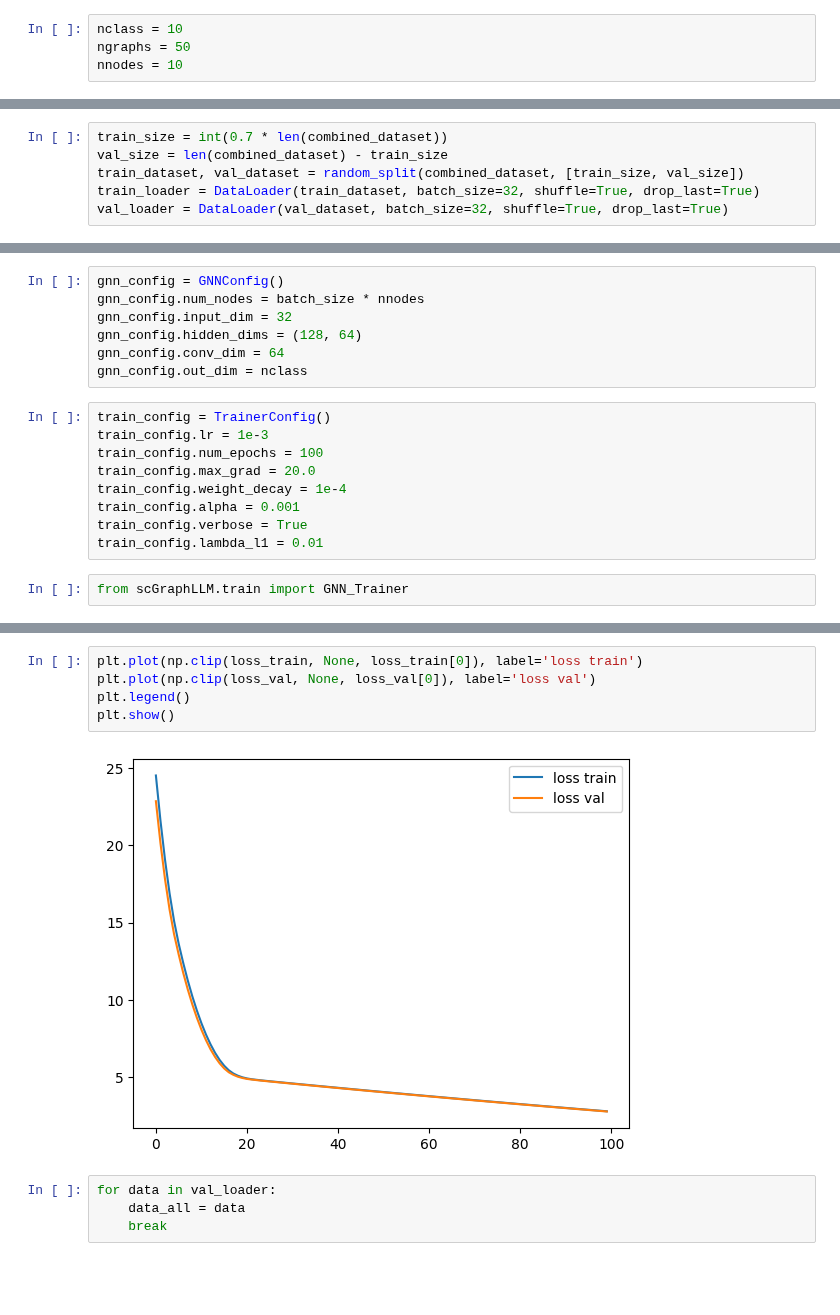
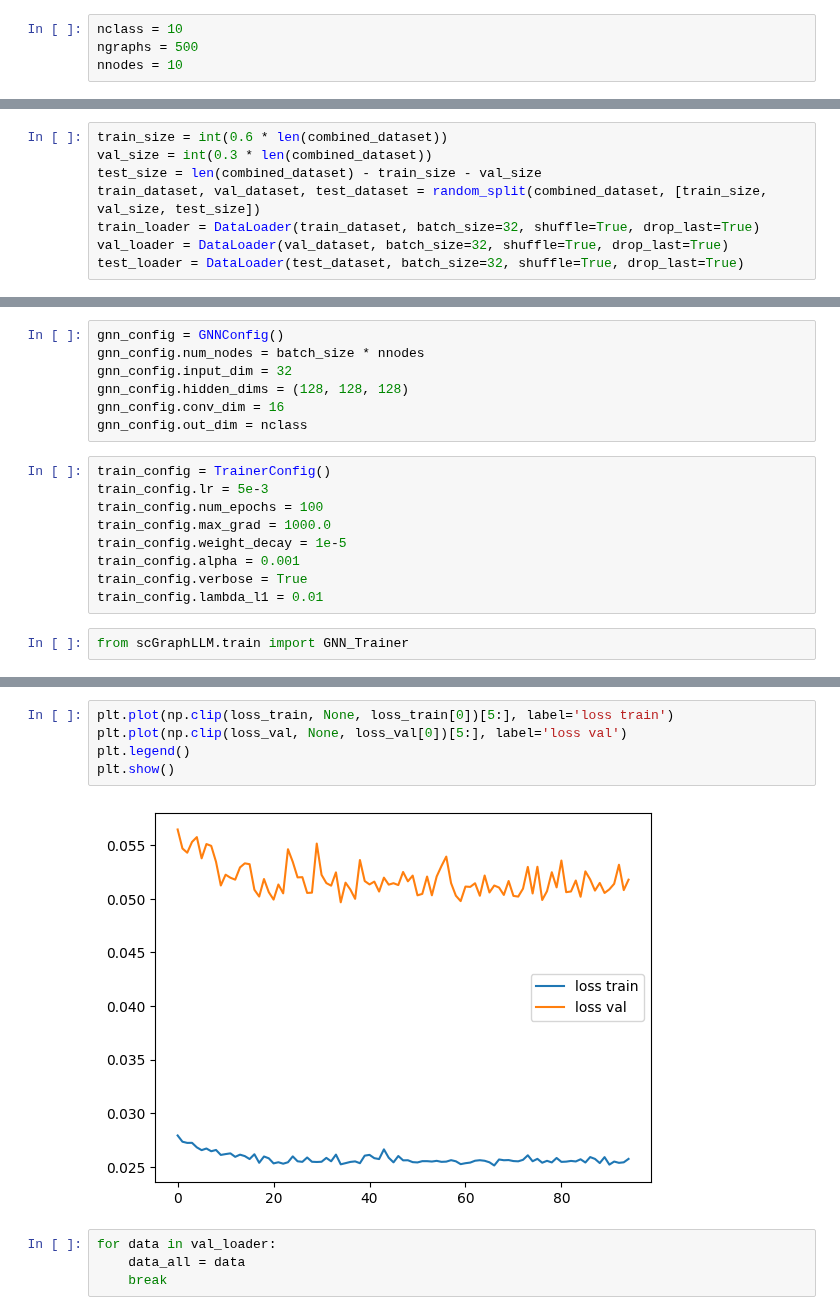
Before and after one commit to czi-ai/reg-net-llm, a Jupyter notebook: notebooks/test_GNNs.ipynb, the cells around one changed output, grey strips where cells are left out. Drawn from its saved outputs; the diff is of its cells as text; blank space fills up the shorter version.

```diff
--- a/notebooks/test_GNNs.ipynb
+++ b/notebooks/test_GNNs.ipynb
@@ -13,6 +16,6 @@ from torch_geometric.utils import to_networkx
 # %%
 nclass = 10
-ngraphs = 50
+ngraphs = 500
 nnodes = 10
 # %%
 datasets = simulate_data(num_classes=nclass, graphs_per_class=ngraphs, num_nodes_per_graph=nnodes,
@@ -92,9 +73,11 @@ len(dataloader)
 # %%
-train_size = int(0.7 * len(combined_dataset))
-val_size = len(combined_dataset) - train_size
-train_dataset, val_dataset = random_split(combined_dataset, [train_size, val_size])
+train_size = int(0.6 * len(combined_dataset))
+val_size = int(0.3 * len(combined_dataset))
+test_size = len(combined_dataset) - train_size - val_size
+train_dataset, val_dataset, test_dataset = random_split(combined_dataset, [train_size, val_size, test_size])
 train_loader = DataLoader(train_dataset, batch_size=32, shuffle=True, drop_last=True)
 val_loader = DataLoader(val_dataset, batch_size=32, shuffle=True, drop_last=True)
+test_loader = DataLoader(test_dataset, batch_size=32, shuffle=True, drop_last=True)
 # %%
 len(train_loader)
 # %% [output]
@@ -112,15 +97,15 @@ from scGraphLLM.train import TrainerConfig
 gnn_config = GNNConfig()
 gnn_config.num_nodes = batch_size * nnodes
 gnn_config.input_dim = 32
-gnn_config.hidden_dims = (128, 64)
-gnn_config.conv_dim = 64
+gnn_config.hidden_dims = (128, 128, 128)
+gnn_config.conv_dim = 16
 gnn_config.out_dim = nclass
 # %%
 train_config = TrainerConfig()
-train_config.lr = 1e-3
+train_config.lr = 5e-3
 train_config.num_epochs = 100
-train_config.max_grad = 20.0
-train_config.weight_decay = 1e-4
+train_config.max_grad = 1000.0
+train_config.weight_decay = 1e-5
 train_config.alpha = 0.001
 train_config.verbose = True
 train_config.lambda_l1 = 0.01
@@ -155,10 +140,10 @@ model, A, H, Attn, loss_train, loss_val = trainer.train_loop()
 # %%
-plt.plot(np.clip(loss_train, None, loss_train[0]), label='loss train')
-plt.plot(np.clip(loss_val, None, loss_val[0]), label='loss val')
+plt.plot(np.clip(loss_train, None, loss_train[0])[5:], label='loss train')
+plt.plot(np.clip(loss_val, None, loss_val[0])[5:], label='loss val')
 plt.legend()
 plt.show()
 # %% [output]
-[figure, old version]
+[figure, new version]
 # %%
 for data in val_loader:
     data_all = data
```
Also changed, not shown: parts of 24 cells of this notebook, 4 other files.
